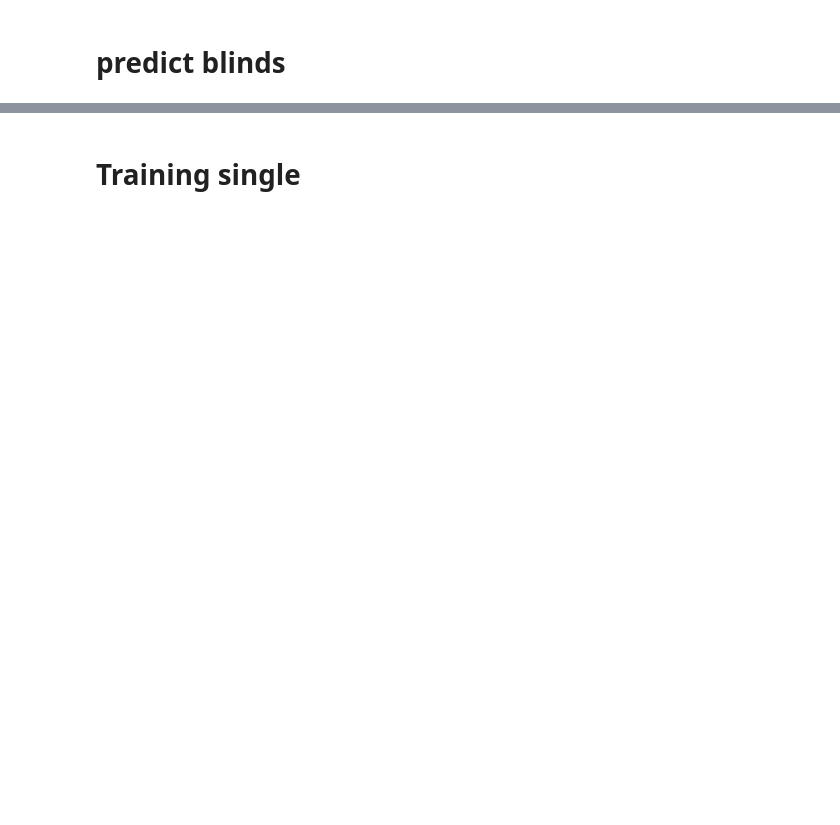
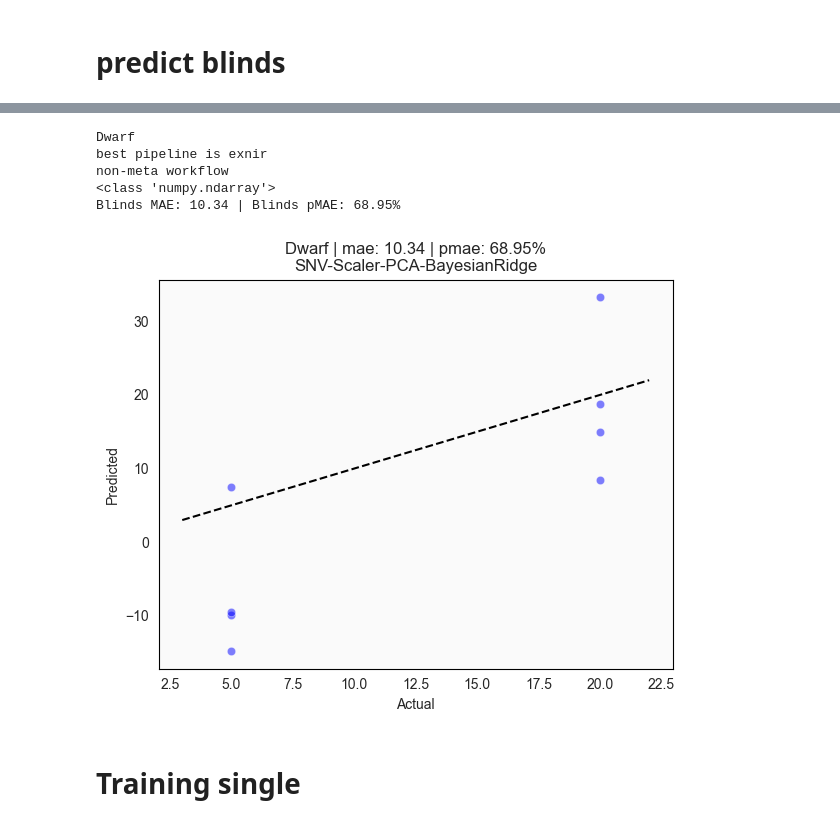
Before and after one commit to ryan-soh-pprint/DS_template, a Jupyter notebook: notebooks/05_profile_v5.ipynb, the cells around one changed output, grey strips where cells are left out. Drawn from its saved outputs; the diff is of its cells as text; code cells hidden in the pictures; blank space fills up the shorter version.

```diff
--- a/notebooks/05_profile_v5.ipynb
+++ b/notebooks/05_profile_v5.ipynb
@@ -492,2 +589,7 @@ for label in labels:
 # %% [markdown]
 # predict blinds
+# %%
+y=y_test_spec
+X_visnir=X_visnir_test_spec
+X_exnir=X_exnir_test_spec
+labels_df_og=y_test_og
@@ -494,14 +602,14 @@ for label in labels:
 # %%
 for label in labels:
+    print(label)
 
-    output_dir = Path(f"../model/predictions_profile")
+    output_dir = Path(f"../models/predictions_profile")
     output_dir.mkdir(exist_ok=True, parents=True)
 
-    y_input = y_test.groupby(y_test.index).mean()
-    label = y_input.name
+    y_input = y['Dwarf'].groupby(y.index).mean()
     y_list = list(y_input)
 
-    list_of_pkl_files = glob.glob(output_dir/f'trainer_{label}_*.pkl')
+    list_of_pkl_files = glob.glob(f'../models/predictions_profile/trainer_{label}_*.pkl')
     model_name = [re.search(r'_([^_]+)\.pkl$', filename).group(1) for filename in list_of_pkl_files]
     loaded_pkl = [pkl.load(open(file, 'rb')) for file in list_of_pkl_files]
 
@@ -530,36 +638,47 @@ for label in labels:
 
         predictions = pipelines[best_performance].predict(X_input)
 
     else:
         # metamodel flow
         print("meta workflow")
 
         n_classes = 1
         X_meta = pd.DataFrame(0, index=X_visnir.index, columns=pd.RangeIndex(2*n_classes))
         X_meta.loc[:, np.arange(n_classes)] = pipeline_visnir.predict(X_visnir)
         X_meta.loc[:, np.arange(n_classes)+n_classes] = pipeline_exnir.predict(X_exnir)
 
         pkl_path = os.path.join(output_dir, f"tasteprofile_model_{label}_meta.pkl")
         with open(pkl_path, "rb") as f:
             pipeline_meta = load_pf_legacy_models(f)
         predictions = regression_predict(pipeline_meta, X_meta).iloc[:, 0]
 
-    blinds_MAE = np.mean(np.abs(y_input.values - predictions[0].values))
+    print(type(predictions))
+
+    blinds_MAE = np.mean(np.abs(y_input.values - predictions))
     blinds_pMAE = (blinds_MAE * 100) / abs(y_input.max()-y_input.min())
+    print(f"Blinds MAE: {blinds_MAE:.2f} | Blinds pMAE: {blinds_pMAE:.2f}%")
 
     plt.figure(figsize=(6, 5))
-    sns.scatterplot(x=y_list, y=predictions[0], color='blue', alpha=0.5)
+    sns.scatterplot(x=y_list, y=predictions, color='blue', alpha=0.5)
     plt.plot([y_input.min()-y_input.max()*.1, y_input.max()+y_input.max()*.1],
              [y_input.min()-y_input.max()*.1, y_input.max()+y_input.max()*.1],
              color='black', linestyle='--')  # Reference line
-    plt.title(f'{label} | mae: {blinds_MAE:.2f} | pmae: {blinds_pMAE:.2f}%\n{metrics["model"]}')
+
+    plt.title(f'{label} | mae: {blinds_MAE:.2f} | pmae: {blinds_pMAE:.2f}%\n{best_model["model"]}')
     plt.xlabel(f'Actual')
     plt.ylabel(f'Predicted')
     plt.tight_layout()
     plt.savefig(output_dir / f'prederror_{label}_blind.png')
 
     plt.show()
     plt.close()
+# %% [output]
+Dwarf
+best pipeline is exnir
+non-meta workflow
+<class 'numpy.ndarray'>
+Blinds MAE: 10.34 | Blinds pMAE: 68.95%
+[figure, added]
 # %% [markdown]
 # Training single
 # %%
```
Also changed, not shown: parts of 18 cells of this notebook, 1 other file.
